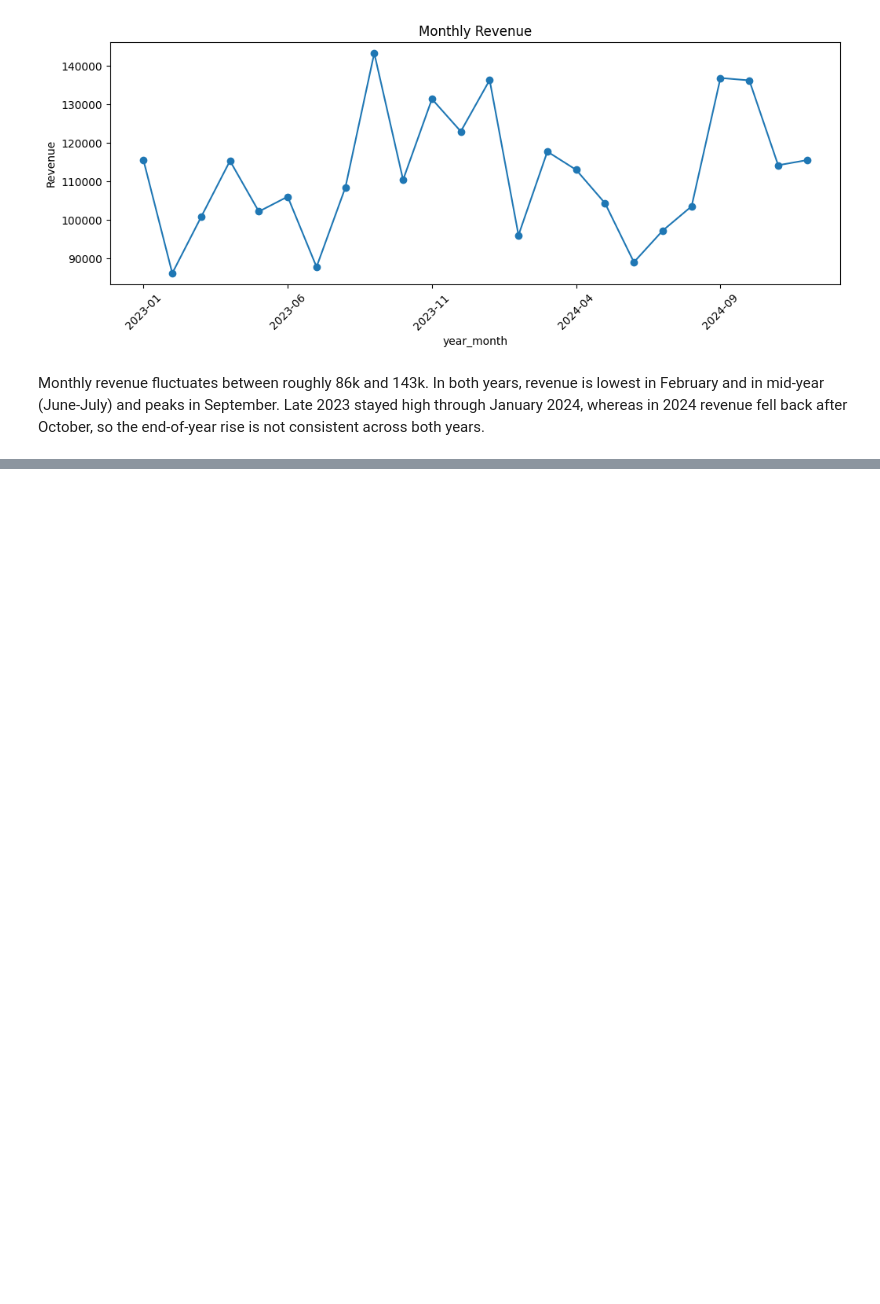
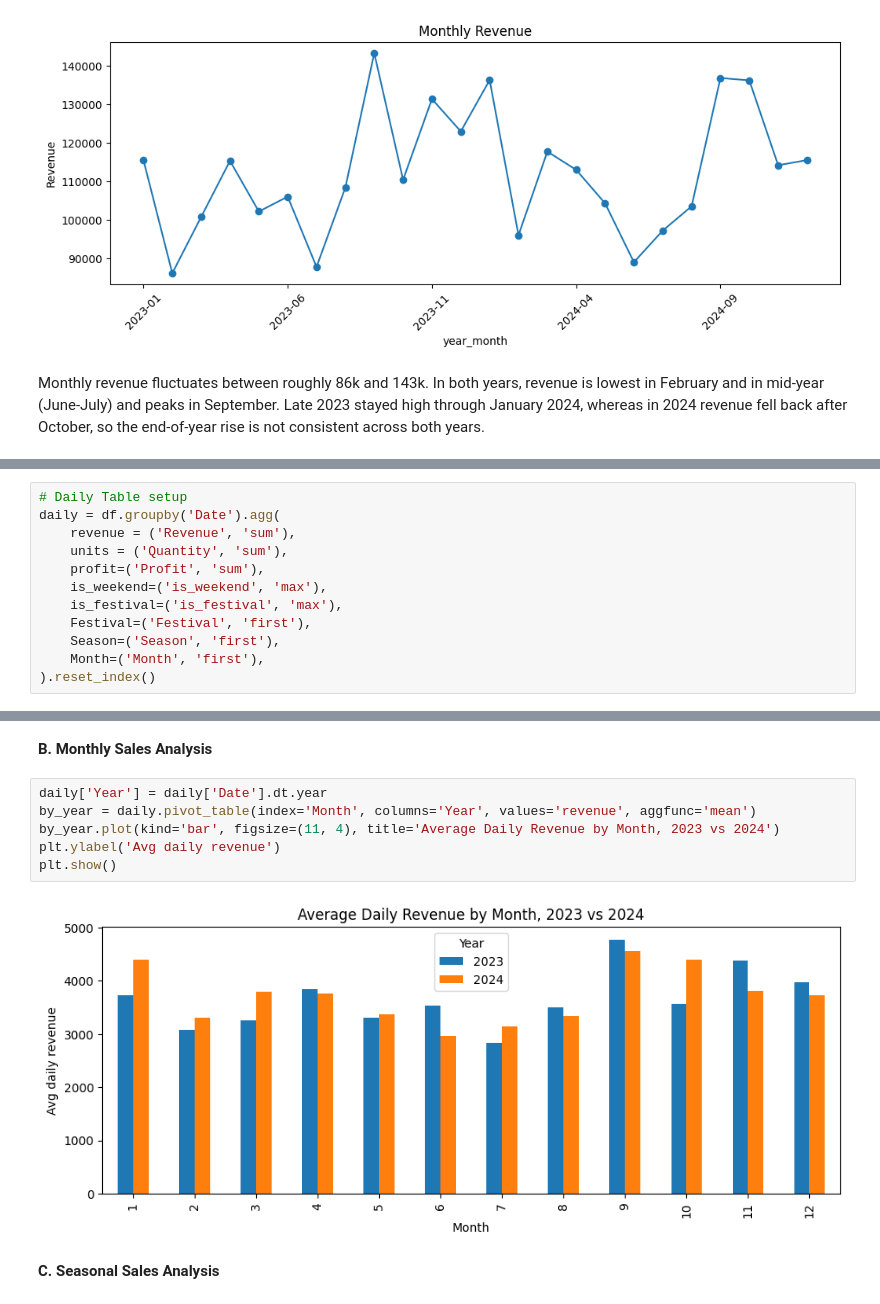
Before and after one commit to yabasahilda2004/Bakery_Sales, a Jupyter notebook: bakery.ipynb, the cells around one changed output, grey strips where cells are left out. Saved outputs shown, nothing was run; the diff lists cells and outputs as text; blank space fills up the shorter version.

```diff
--- a/bakery.ipynb
+++ b/bakery.ipynb
@@ -345,0 +400,12 @@ Monthly revenue fluctuates between roughly 86k and 143k. In both years, revenue
+# %%
+# Daily Table setup
+daily = df.groupby('Date').agg(
+    revenue = ('Revenue', 'sum'),
+    units = ('Quantity', 'sum'),
+    profit=('Profit', 'sum'),
+    is_weekend=('is_weekend', 'max'),
+    is_festival=('is_festival', 'max'),
+    Festival=('Festival', 'first'),
+    Season=('Season', 'first'),
+    Month=('Month', 'first'),
+).reset_index()
@@ -345,0 +448,12 @@ Monthly revenue fluctuates between roughly 86k and 143k. In both years, revenue
+# %% [markdown]
+**B. Monthly Sales Analysis**
+# %%
+daily['Year'] = daily['Date'].dt.year
+by_year = daily.pivot_table(index='Month', columns='Year', values='revenue', aggfunc='mean')
+by_year.plot(kind='bar', figsize=(11, 4), title='Average Daily Revenue by Month, 2023 vs 2024')
+plt.ylabel('Avg daily revenue')
+plt.show()
+# %% [output]
+[figure, added]
+# %% [markdown]
+**C. Seasonal Sales Analysis**
```
Also changed, not shown: parts of 20 cells of this notebook.
